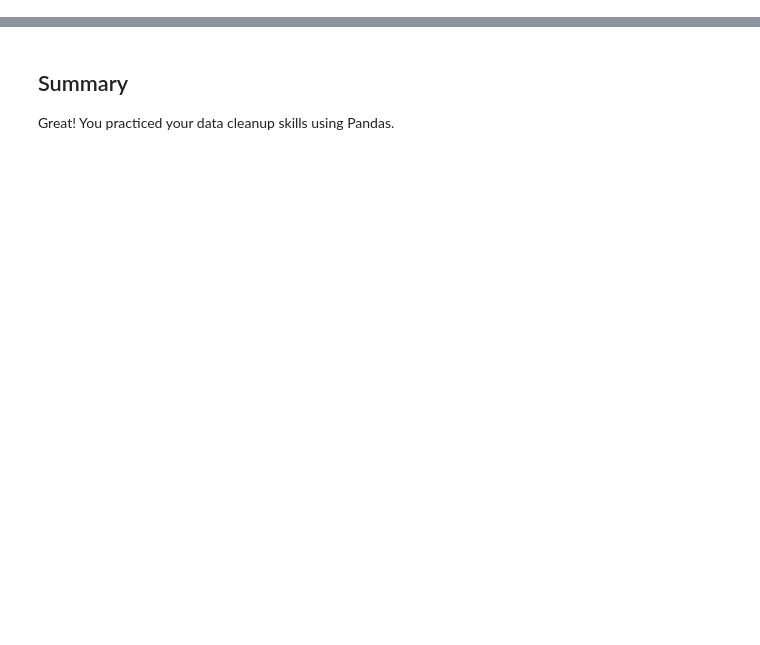
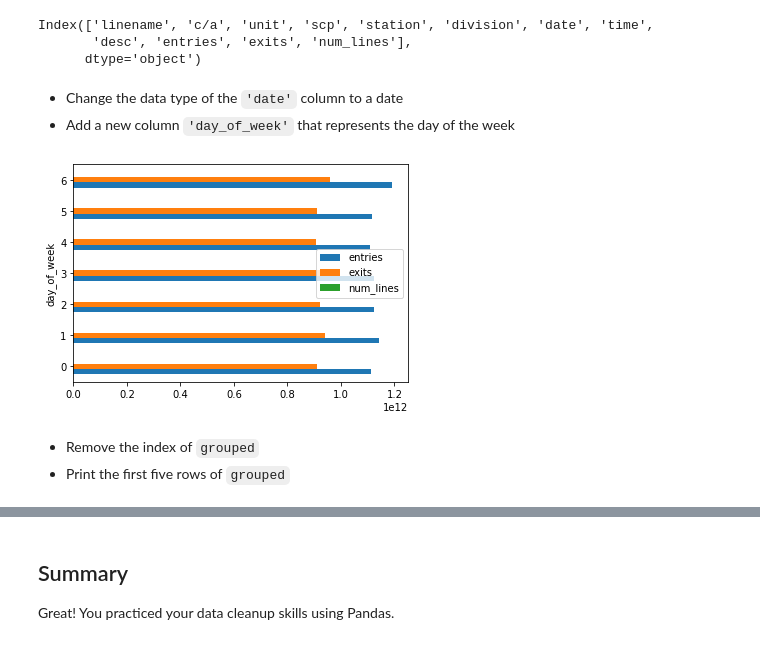
Before and after one commit to learn-co-curriculum/dsc-pandas-series-and-dataframes-lab, a Jupyter notebook: index.ipynb, the cells around one changed output, grey strips where cells are left out. Saved outputs shown, nothing was run; the diff lists cells and outputs as text; code cells hidden in the pictures; blank space fills up the shorter version.

```diff
--- a/index.ipynb
+++ b/index.ipynb
@@ -145,0 +69,5 @@ What is misleading about the day of week and weekend/weekday charts you just plo
+# %%
+# __SOLUTION__
+# Change the index to 'linename'
+df = df.set_index('linename')
+df.head()
@@ -145,0 +104,4 @@ What is misleading about the day of week and weekend/weekday charts you just plo
+# %%
+# __SOLUTION__
+# Add a new 'num_lines' column
+df['num_lines'] = df['linename'].map(lambda x: len(x))
@@ -145,0 +110,5 @@ What is misleading about the day of week and weekend/weekday charts you just plo
+# %%
+def clean(col_name):
+    # Clean the column name in any way you want to. Hint: think back to str methods
+    cleaned = None
+    return cleaned
@@ -145,0 +130,11 @@ What is misleading about the day of week and weekend/weekday charts you just plo
+# %%
+# __SOLUTION__
+# Check to ensure the column names were cleaned
+df.columns
+# %% [output]
+Index(['linename', 'c/a', 'unit', 'scp', 'station', 'division', 'date', 'time',
+       'desc', 'entries', 'exits', 'num_lines'],
+      dtype='object')
+# %% [markdown]
+- Change the data type of the `'date'` column to a date
+- Add a new column `'day_of_week'` that represents the day of the week
@@ -145,0 +146,7 @@ What is misleading about the day of week and weekend/weekday charts you just plo
+# %%
+# __SOLUTION__
+# Convert the data type of the 'date' column to a date
+df['date'] = pd.to_datetime(df['date'])
+
+# Add a new column 'day_of_week' that represents the day of the week
+df['day_of_week'] = df['date'].dt.dayofweek
@@ -145,0 +158,11 @@ What is misleading about the day of week and weekend/weekday charts you just plo
+# %%
+# __SOLUTION__
+# Group the data by day of week and plot the sum of the numeric columns
+grouped = df.groupby('day_of_week').sum()
+grouped.plot(kind='barh')
+plt.show()
+# %% [output]
+[figure, added]
+# %% [markdown]
+- Remove the index of `grouped`
+- Print the first five rows of `grouped`
```
Also changed, not shown: parts of 74 cells of this notebook.
